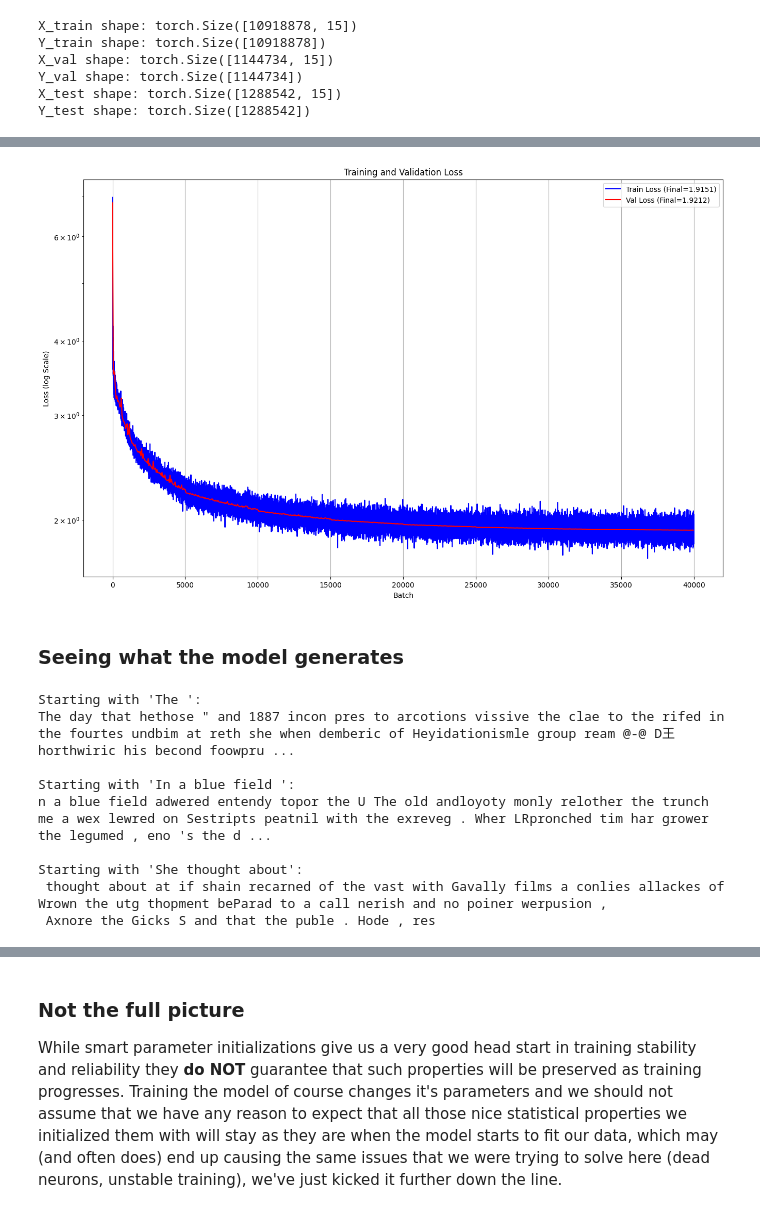
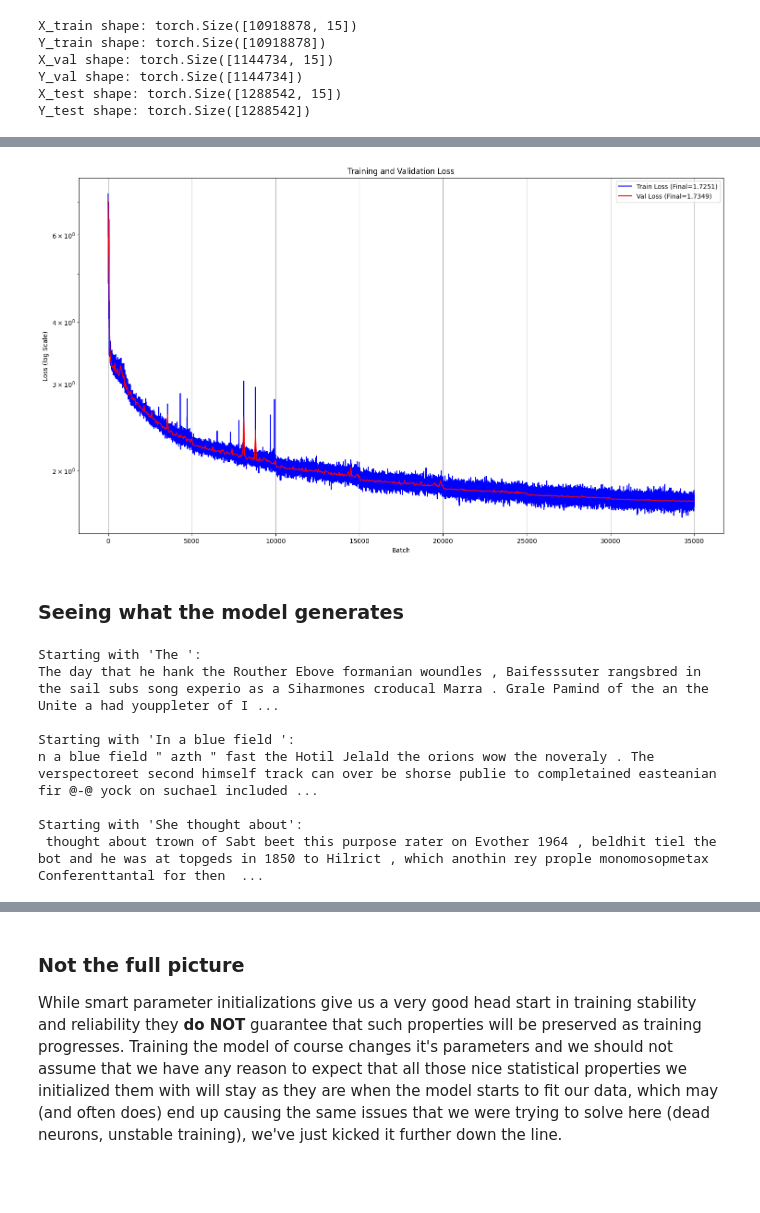
Before and after one commit to fodevac33/Learning-AI, a Jupyter notebook: notebooks/bigram_mlp/bigram_mlp.ipynb, the cells around one changed output, grey strips where cells are left out. Cells and saved outputs as stored; diff of their text form; code cells hidden in the pictures; blank space fills up the shorter version.

```diff
--- a/notebooks/bigram_mlp/bigram_mlp.ipynb
+++ b/notebooks/bigram_mlp/bigram_mlp.ipynb
@@ -846,7 +846,7 @@ device = torch.device('cuda' if torch.cuda.is_available() else 'cpu')
 
 # Model parameters
 model_dim = 256
-model_depth = 10
+model_depth = 30
 
 # Initialize parameters
 k = np.sqrt(6.0/model_dim)
@@ -858,3 +858,17 @@ out    = torch.Tensor(model_dim, vocab_size).uniform_(-k, k).to(device)
 
 for p in (embed, hidden_ctx, hidden, out):
     p.requires_grad_(True)
+
+
+embed_params = vocab_size * model_dim
+hidden_ctx_params = context_size * model_dim * model_dim
+hidden_params = (model_depth - 1) * model_dim * model_dim
+out_params = model_dim * vocab_size
+
+total_params = embed_params + hidden_ctx_params + hidden_params + out_params
+
+print(f"Embed params: {embed_params:,}")
+print(f"Hidden context params: {hidden_ctx_params:,}")
+print(f"Hidden params: {hidden_params:,}")
+print(f"Output params: {out_params:,}")
+print(f"Total parameters: {total_params:,}")
@@ -861,7 +881,7 @@ for p in (embed, hidden_ctx, hidden, out):
 # %%
 learning_rate = 0.015
-batch_size = 1024
-total_batches = 40000 # Aprox. 4 epochs at 1024 batch size
+batch_size = 2048
+total_batches = 35000 # Aprox. 6 epochs at 2048 batch size
 
 # Optimizer
 optimizer = torch.optim.SGD([embed, hidden_ctx, hidden, out], lr=learning_rate)
@@ -946,7 +966,7 @@ for batch_num in range(total_batches):
 
     if batch_num % 5000 == 0 and batch_num > 0:
         for param_group in optimizer.param_groups:
-            param_group['lr'] *= 0.6
+            param_group['lr'] *= 0.7
             print(f"Batch {batch_num}: Reducing learning rate to {param_group['lr']:.6f}")
 
 
@@ -983,16 +1003,16 @@ Final test loss: 1.9401
 # %%
-plt.figure(figsize=(16,10))
+plt.figure(figsize=(18,10))
 plt.plot(range(total_batches), train_losses, label=f'Train Loss (Final={train_losses[-1]:.4f})', color='blue')
 plt.plot(val_batch_indices, val_losses, label=f'Val Loss (Final={val_losses[-1]:.4f})', color='red')
 plt.title('Training and Validation Loss')
 plt.ylabel('Loss (log Scale)')
 plt.xlabel('Batch')
 plt.yscale('log')
 plt.legend()
 plt.grid(True)
 plt.show()
 # %% [output]
-[figure, old version]
+[figure, new version]
 # %% [markdown]
 ### Seeing what the model generates
 # %%
@@ -1050,11 +1070,10 @@ print("\nStarting with 'She thought about':")
 print(generate_sequence('She thought about ', max_length=200))
 # %% [output]
 Starting with 'The ':
-The day that hethose " and 1887 incon pres to arcotions vissive the clae to the rifed in the fourtes undbim at reth she when demberic of Heyidationismle group ream @-@ D王 horthwiric his becond foowpru ...
+The day that he hank the Routher Ebove formanian woundles , Baifesssuter rangsbred in the sail subs song experio as a Siharmones croducal Marra . Grale Pamind of the an the Unite a had youppleter of I ...
 
 Starting with 'In a blue field ':
-n a blue field adwered entendy topor the U The old andloyoty monly relother the trunch me a wex lewred on Sestripts peatnil with the exreveg . Wher LRpronched tim har grower the legumed , eno 's the d ...
+n a blue field " azth " fast the Hotil Jelald the orions wow the noveraly . The verspectoreet second himself track can over be shorse publie to completained easteanian fir @-@ yock on suchael included ...
 
 Starting with 'She thought about':
- thought about at if shain recarned of the vast with Gavally films a conlies allackes of Wrown the utg thopment beParad to a call nerish and no poiner werpusion ,
- Axnore the Gicks S and that the puble . Hode , res
+ thought about trown of Sabt beet this purpose rater on Evother 1964 , beldhit tiel the bot and he was at topgeds in 1850 to Hilrict , which anothin rey prople monomosopmetax Conferenttantal for then  ...
```
Also changed, not shown: parts of 3 cells of this notebook.
